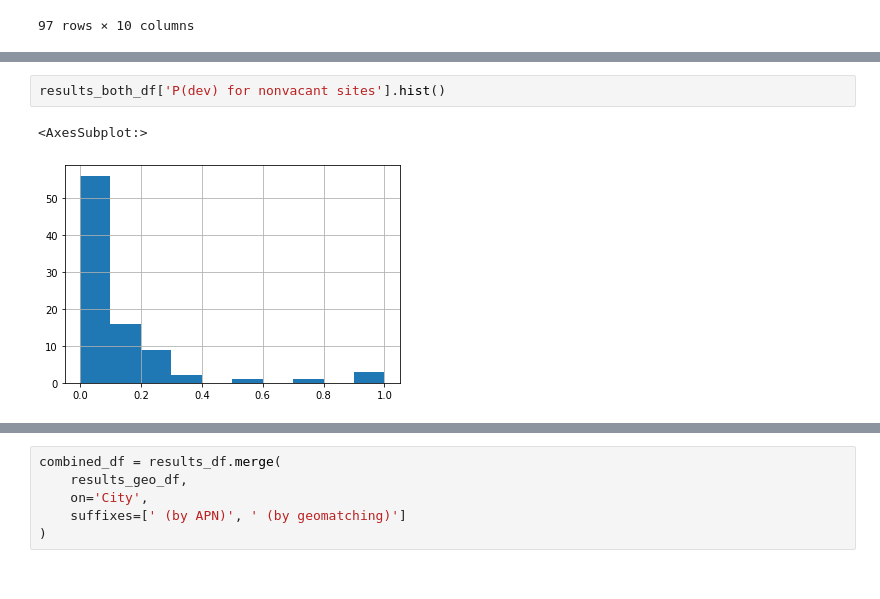
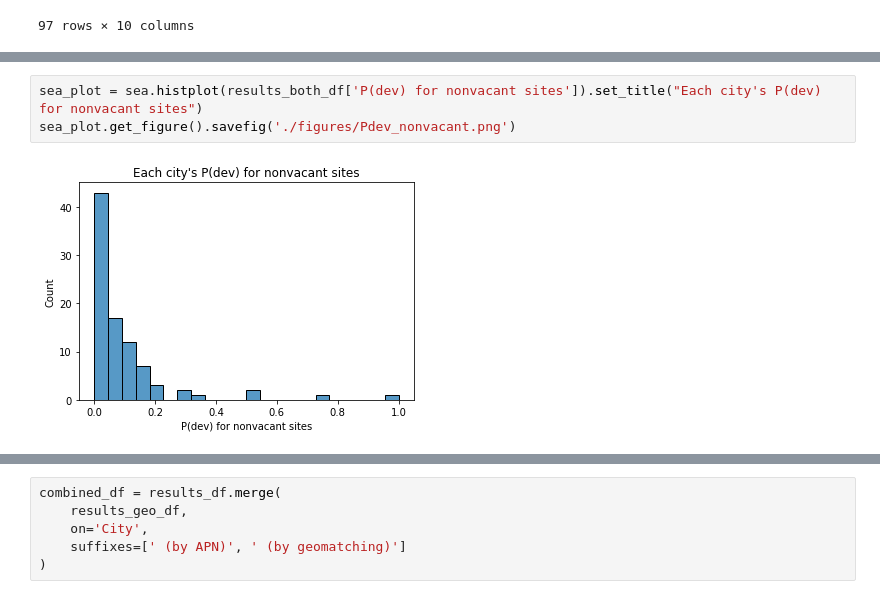
Before and after one commit to YIMBYdata/housing-elements, a Jupyter notebook: Final results.ipynb, the cells around one changed output, grey strips where cells are left out. Cells and saved outputs as stored; diff of their text form.

Commit message:
add histograms for QOI

```diff
--- a/Final results.ipynb
+++ b/Final results.ipynb
@@ -291,5 +293,5 @@ results_both_df.round(3)
-# %%
-results_both_df['P(dev) for nonvacant sites'].hist()
-# %% [output]
-<AxesSubplot:>
-[figure, removed]
+# %%
+sea_plot = sea.histplot(results_both_df['P(dev) for nonvacant sites']).set_title("Each city's P(dev) for nonvacant sites")
+sea_plot.get_figure().savefig('./figures/Pdev_nonvacant.png')
+# %% [output]
+[figure, added]
```
Also changed, not shown: parts of 22 cells of this notebook, 1 other file.
